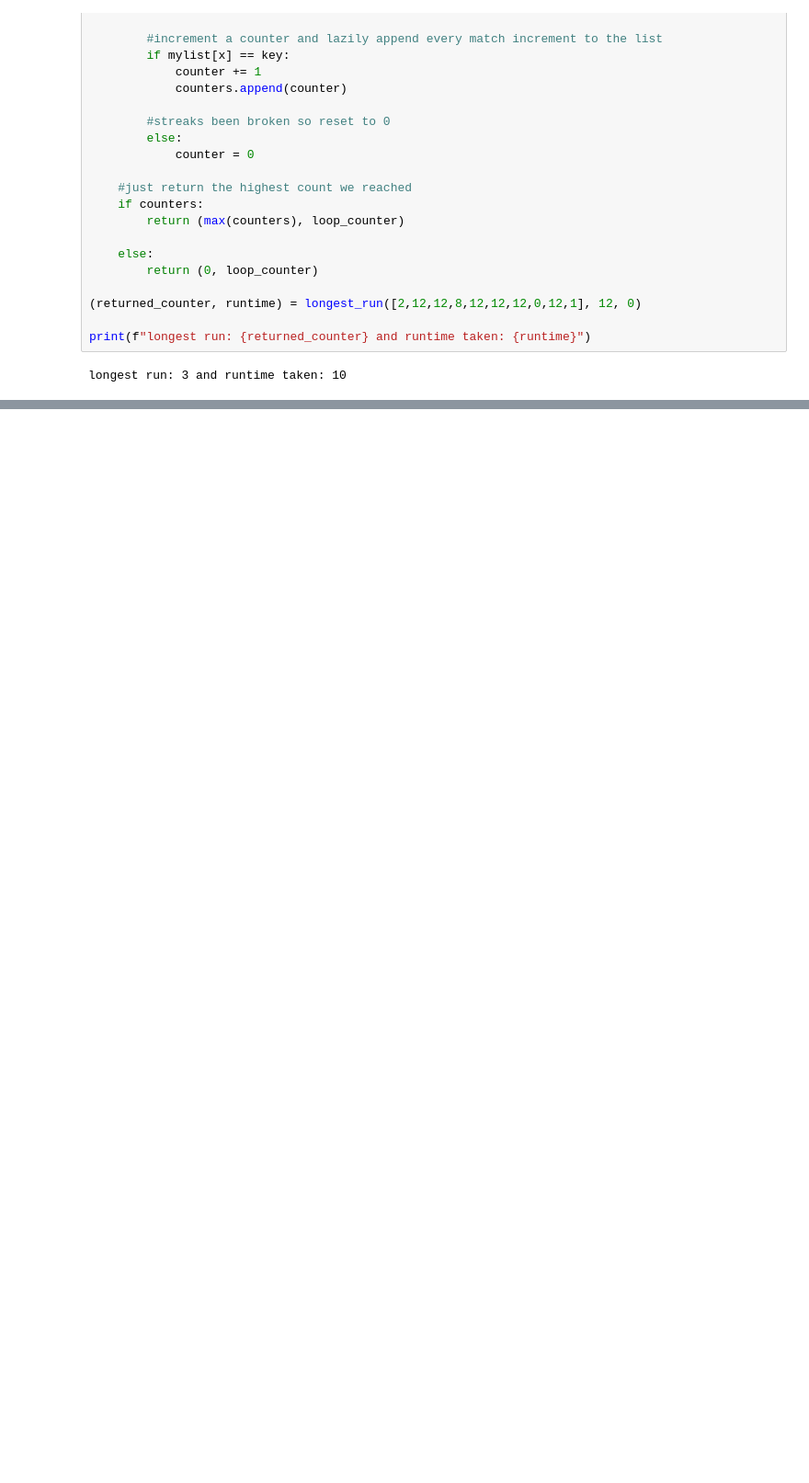
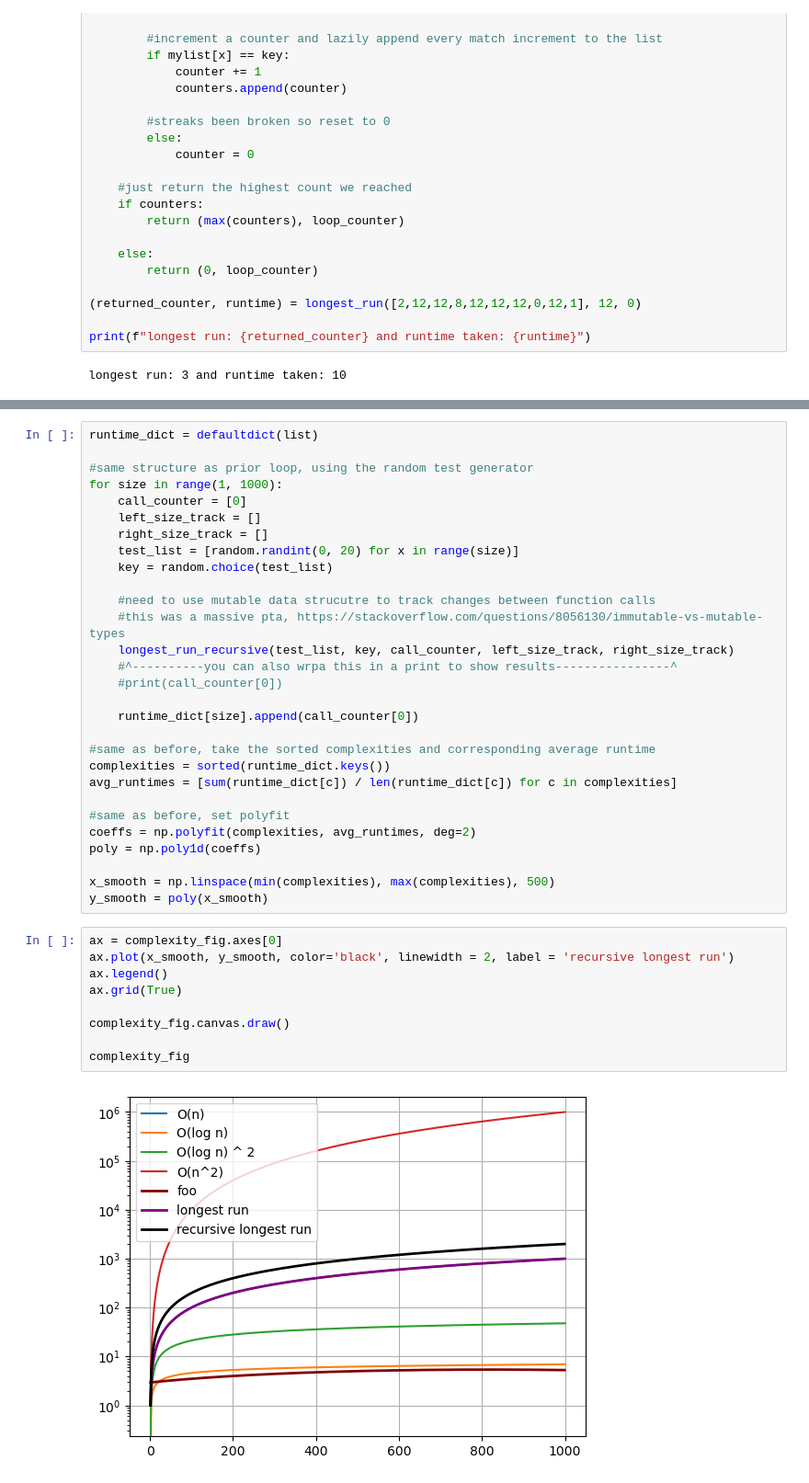
Before and after one commit to tulane-cmps6610-fall-2025/problem-set-01-arturoAltamirano, a Jupyter notebook: testingSolutions.ipynb, the cells around one changed output, grey strips where cells are left out. Shown at 92% size. Saved outputs shown, nothing was run; the diff lists cells and outputs as text; blank space fills up the shorter version.

Commit message:
tentatively finished, need to work on this some more and review

```diff
--- a/testingSolutions.ipynb
+++ b/testingSolutions.ipynb
@@ -255,0 +259,40 @@ longest_size = 3 left_size = 0 right_size = 0 is_entire_range = False
+# %%
+runtime_dict = defaultdict(list)
+
+#same structure as prior loop, using the random test generator
+for size in range(1, 1000):
+    call_counter = [0]
+    left_size_track = []
+    right_size_track = []
+    test_list = [random.randint(0, 20) for x in range(size)]
+    key = random.choice(test_list)
+
+    #need to use mutable data strucutre to track changes between function calls
+    #this was a massive pta, https://stackoverflow.com/questions/8056130/immutable-vs-mutable-types
+    longest_run_recursive(test_list, key, call_counter, left_size_track, right_size_track)
+    #^----------you can also wrpa this in a print to show results----------------^
+    #print(call_counter[0])
+
+    runtime_dict[size].append(call_counter[0])
+
+#same as before, take the sorted complexities and corresponding average runtime
+complexities = sorted(runtime_dict.keys())
+avg_runtimes = [sum(runtime_dict[c]) / len(runtime_dict[c]) for c in complexities]
+
+#same as before, set polyfit
+coeffs = np.polyfit(complexities, avg_runtimes, deg=2)
+poly = np.poly1d(coeffs)
+
+x_smooth = np.linspace(min(complexities), max(complexities), 500)
+y_smooth = poly(x_smooth)
+# %%
+ax = complexity_fig.axes[0]
+ax.plot(x_smooth, y_smooth, color='black', linewidth = 2, label = 'recursive longest run')
+ax.legend()
+ax.grid(True)
+
+complexity_fig.canvas.draw()
+
+complexity_fig
+# %% [output]
+[figure, added]
```
Also changed, not shown: parts of 6 cells of this notebook, 1 other file.
